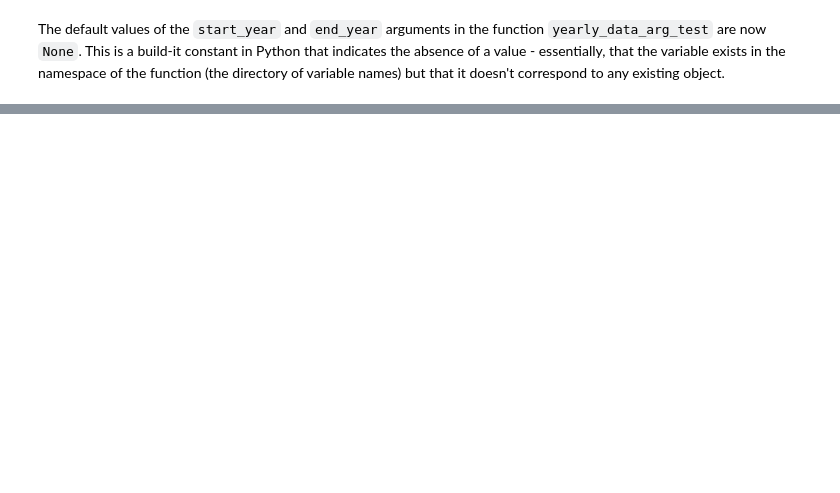
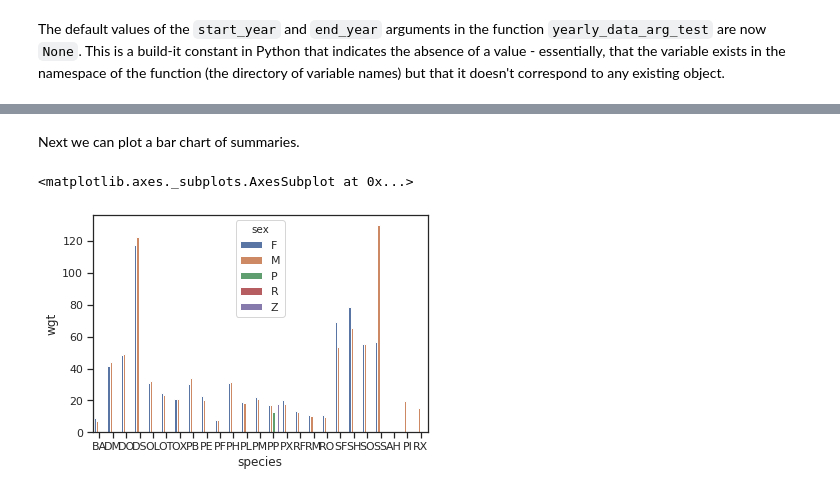
Before and after one commit to darcyabjones/resbaz-perth-2019-python, a Jupyter notebook: intro_to_python_answers.ipynb, the cells around one changed output, grey strips where cells are left out. Saved outputs shown, nothing was run; the diff lists cells and outputs as text; code cells hidden in the pictures; blank space fills up the shorter version.

```diff
--- a/intro_to_python_answers.ipynb
+++ b/intro_to_python_answers.ipynb
@@ -1723,0 +3040,9 @@ statements to do this.)
+# %% [markdown]
+Next we can plot a bar chart of summaries.
+# %%
+# Group surveys_df by sex and species and plot the mean weights.
+mean_weights = surveys_df.groupby(["sex", "species"])["wgt"].mean().reset_index()
+sns.barplot(x="species", y="wgt", hue="sex", data=mean_weights)
+# %% [output]
+<matplotlib.axes._subplots.AxesSubplot at 0x...>
+[figure, added]
```
Also changed, not shown: parts of 257 cells of this notebook.
